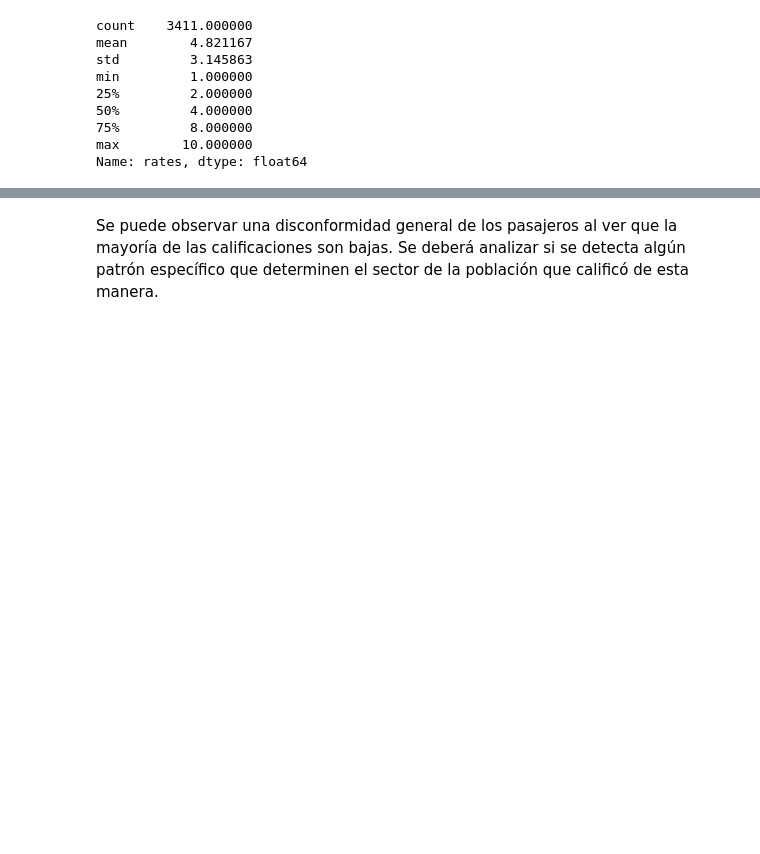
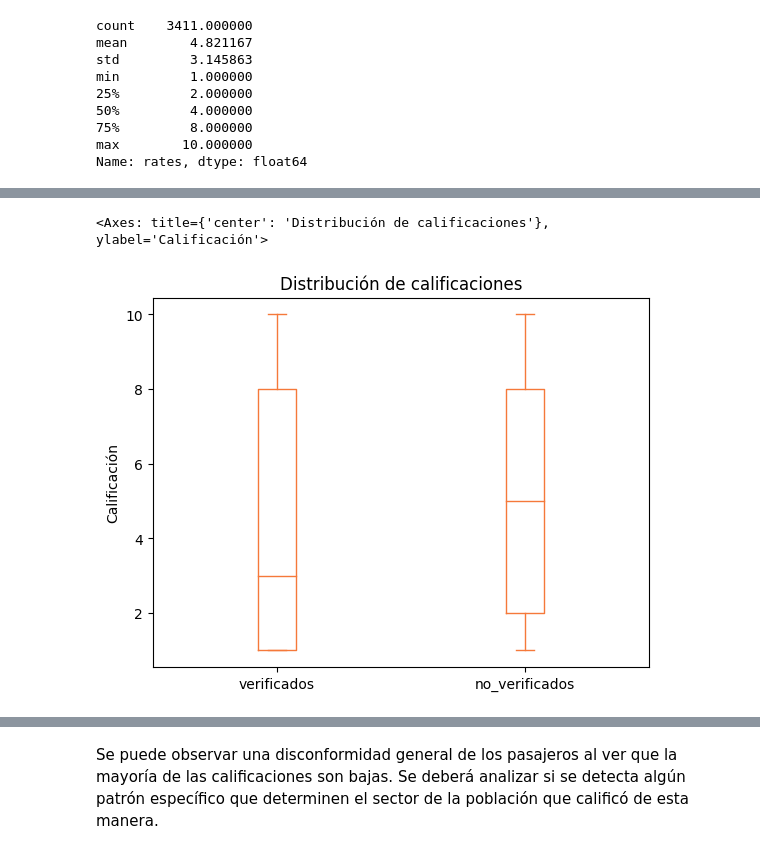
Before and after one commit to alexguttlein/TP1-AnalisisExploratorioDeDatos, a Jupyter notebook: TP1_Análisis_Exploratorio_de_Datos.ipynb, the cells around one changed output, grey strips where cells are left out. Drawn from its saved outputs; the diff is of its cells as text; code cells hidden in the pictures; blank space fills up the shorter version.

Commit message:
Adds verified and unverified reviews analysis

```diff
--- a/TP1_Análisis_Exploratorio_de_Datos.ipynb
+++ b/TP1_Análisis_Exploratorio_de_Datos.ipynb
@@ -1,5 +1,10 @@
 # %% [markdown]
 <a href="https://colab.research.google.com/github/alexguttlein/TP1-AnalisisExploratorioDeDatos/blob/main/TP1_An%C3%A1lisis_Exploratorio_de_Datos.ipynb" target="_parent"><img src="https://colab.research.google.com/assets/colab-badge.svg" alt="Open In Colab"/></a>
+# %%
+# paletas de colores
+# [c1: 'c1', c2: 'c2', c3: 'c2']
+paleta_1 = {'c1': '#f5793a', 'c2': '#a95aa1', 'c3': '#85c0f9'}
+colores = paleta_1
 # %%
 import pandas as pd
 import numpy as np
@@ -416,0 +433,7 @@ Text(0.5, 1.0, 'Distribución de Calificaciones')
+# %%
+# obtener dataframes verificados vs no verificados
+gb = cleaned_reviews.groupby(['verified'])
+# [gb.get_group(x) for x in gb.groups]
+agrupados_por_verificado = [gb.get_group(x) for x in gb.groups]
+reviews_no_verificados = agrupados_por_verificado[0]
+reviews_verificados = agrupados_por_verificado[1]
@@ -416,0 +446,11 @@ Text(0.5, 1.0, 'Distribución de Calificaciones')
+# %%
+# boxplots de verificados vs sin verificar juntos
+boxplot_verificados_no_verificados = pd.DataFrame( { "verificados": reviews_verificados['rates'],
+                                                      "no_verificados":reviews_no_verificados['rates']})
+boxplot_verificados_no_verificados.plot(kind='box',
+                                        title='Distribución de calificaciones',
+                                        ylabel='Calificación',
+                                        color=colores['c1'])
+# %% [output]
+<Axes: title={'center': 'Distribución de calificaciones'}, ylabel='Calificación'>
+[figure, added]
```
Also changed, not shown: parts of 10 cells of this notebook.
